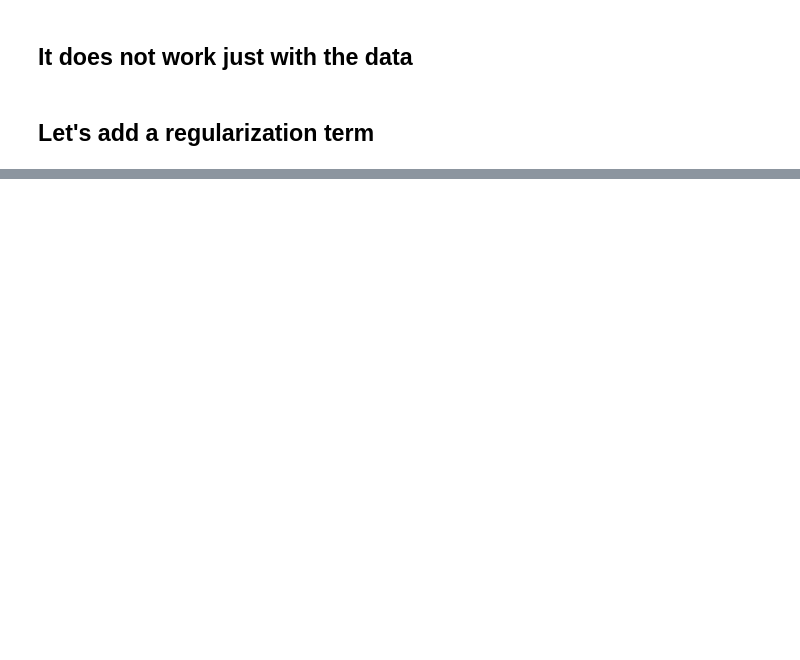
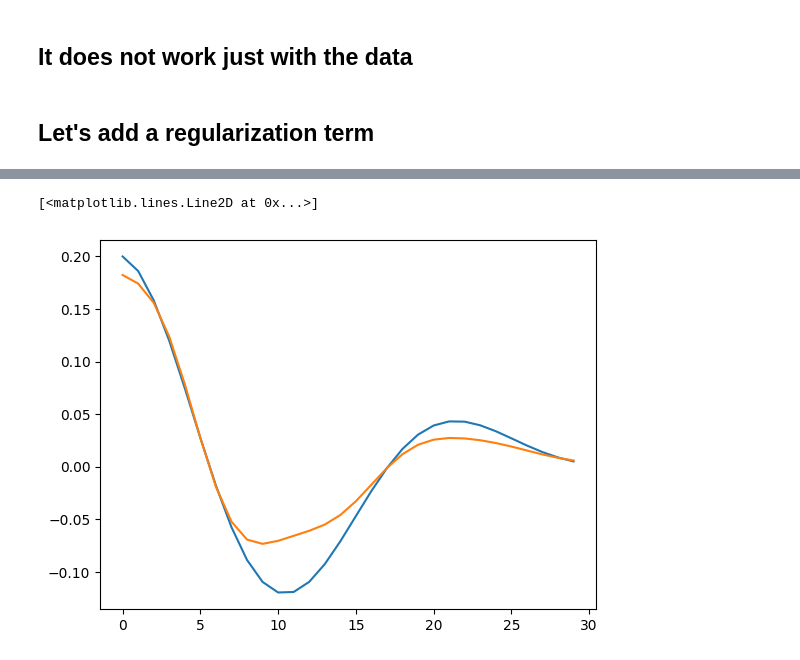
Before and after one commit to emgeolab/geol-4250, a Jupyter notebook: linear_inversion/linear_tikhonov.ipynb, the cells around one changed output, grey strips where cells are left out. Saved outputs shown, nothing was run; the diff lists cells and outputs as text; code cells hidden in the pictures; blank space fills up the shorter version.

```diff
--- a/linear_inversion/linear_tikhonov.ipynb
+++ b/linear_inversion/linear_tikhonov.ipynb
@@ -147,0 +142,6 @@ plt.plot(x_center, m)
+# %%
+plt.plot(dpred)
+plt.plot(G@m_est_reg)
+# %% [output]
+[<matplotlib.lines.Line2D at 0x...>]
+[figure, added]
```
Also changed, not shown: parts of 14 cells of this notebook.
